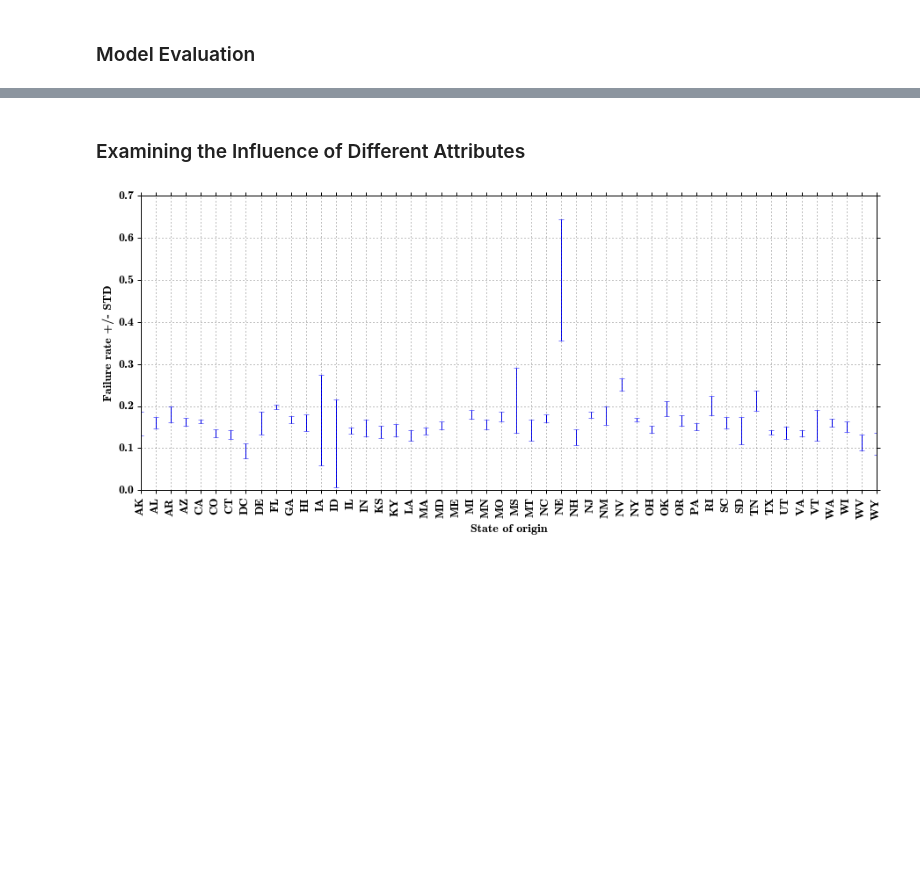
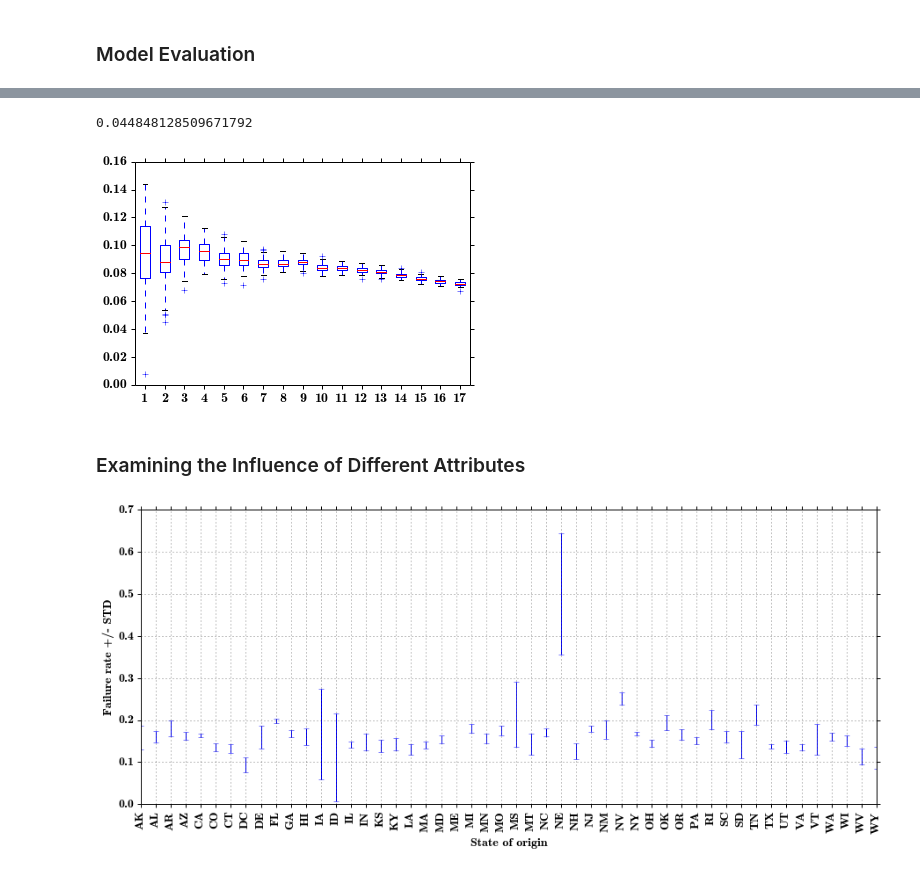
Before and after one commit to tianhuil/projects201409, a Jupyter notebook: isaac/analysis.ipynb, the cells around one changed output, grey strips where cells are left out. Drawn from its saved outputs; the diff is of its cells as text; code cells hidden in the pictures; blank space fills up the shorter version.

```diff
--- a/isaac/analysis.ipynb
+++ b/isaac/analysis.ipynb
@@ -211,3 +205,9 @@ df_returns[['returns_all','returns_selected']].plot(kind='bar', stacked=False, f
+# %%
+boxplot(ret_boot_dists)
+min(ret_boot_dists[1])
+# %% [output]
+0.044848128509671792
+[figure, added]
 # %% [markdown]
 ### Examining the Influence of Different Attributes
 # %%
```
Also changed, not shown: parts of 8 cells of this notebook.
